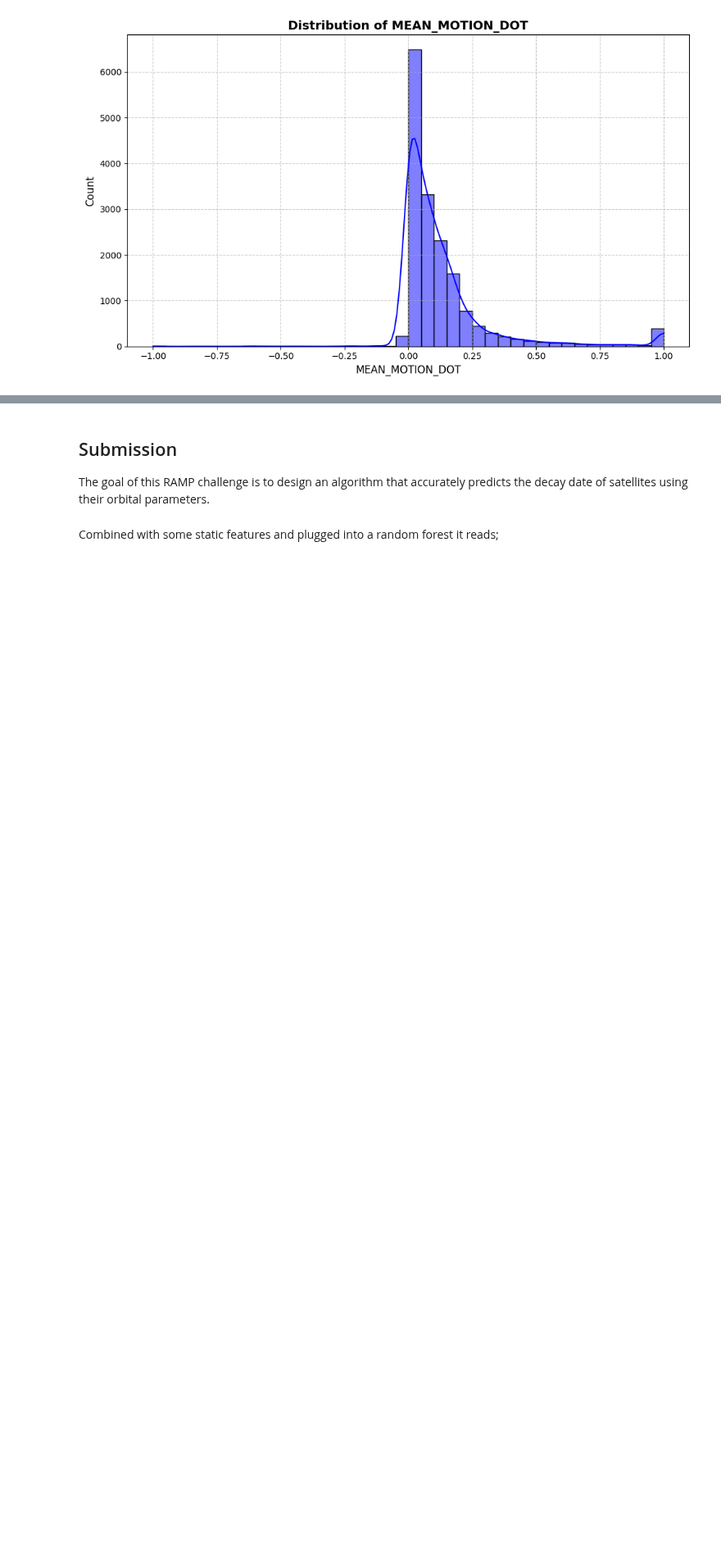
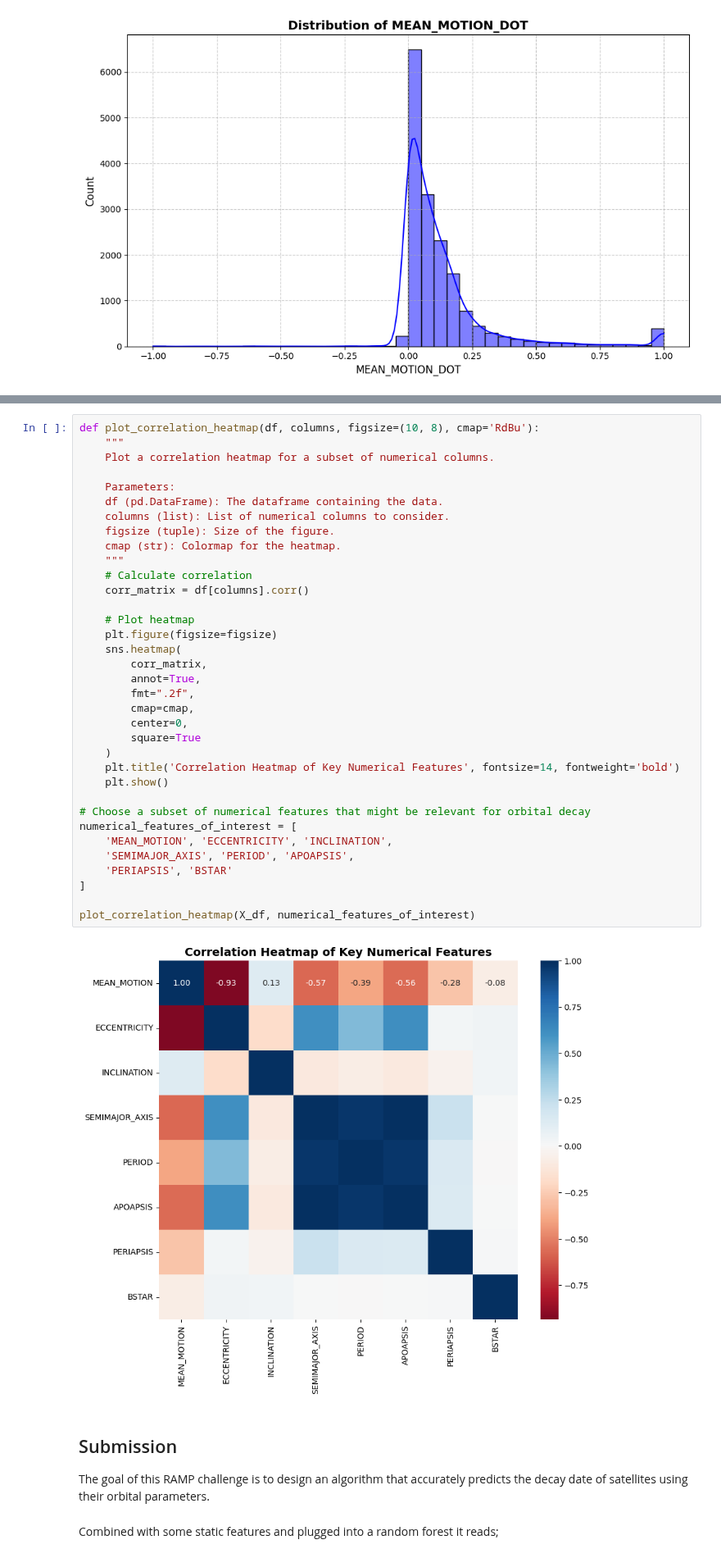
Before and after one commit to SurvirvorHRG/DATACAMP-SATELLITES, a Jupyter notebook: satellites_starting_kit.ipynb, the cells around one changed output, grey strips where cells are left out. Shown at 82% size. Saved outputs shown, nothing was run; the diff lists cells and outputs as text; blank space fills up the shorter version.

Commit message:
Added correlation heatmap and removed nested repo

```diff
--- a/satellites_starting_kit.ipynb
+++ b/satellites_starting_kit.ipynb
@@ -172,4 +163,41 @@ Passing `palette` without assigning `hue` is deprecated and will be removed in v
 [figure]
+# %%
+def plot_correlation_heatmap(df, columns, figsize=(10, 8), cmap='RdBu'):
+    """
+    Plot a correlation heatmap for a subset of numerical columns.
+
+    Parameters:
+    df (pd.DataFrame): The dataframe containing the data.
+    columns (list): List of numerical columns to consider.
+    figsize (tuple): Size of the figure.
+    cmap (str): Colormap for the heatmap.
+    """
+    # Calculate correlation
+    corr_matrix = df[columns].corr()
+
+    # Plot heatmap
+    plt.figure(figsize=figsize)
+    sns.heatmap(
+        corr_matrix,
+        annot=True,
+        fmt=".2f",
+        cmap=cmap,
+        center=0,
+        square=True
+    )
+    plt.title('Correlation Heatmap of Key Numerical Features', fontsize=14, fontweight='bold')
+    plt.show()
+
+# Choose a subset of numerical features that might be relevant for orbital decay
+numerical_features_of_interest = [
+    'MEAN_MOTION', 'ECCENTRICITY', 'INCLINATION',
+    'SEMIMAJOR_AXIS', 'PERIOD', 'APOAPSIS',
+    'PERIAPSIS', 'BSTAR'
+]
+
+plot_correlation_heatmap(X_df, numerical_features_of_interest)
+# %% [output]
+[figure, added]
 # %% [markdown]
 ## Submission
 
```
Also changed, not shown: parts of 2 cells of this notebook.
